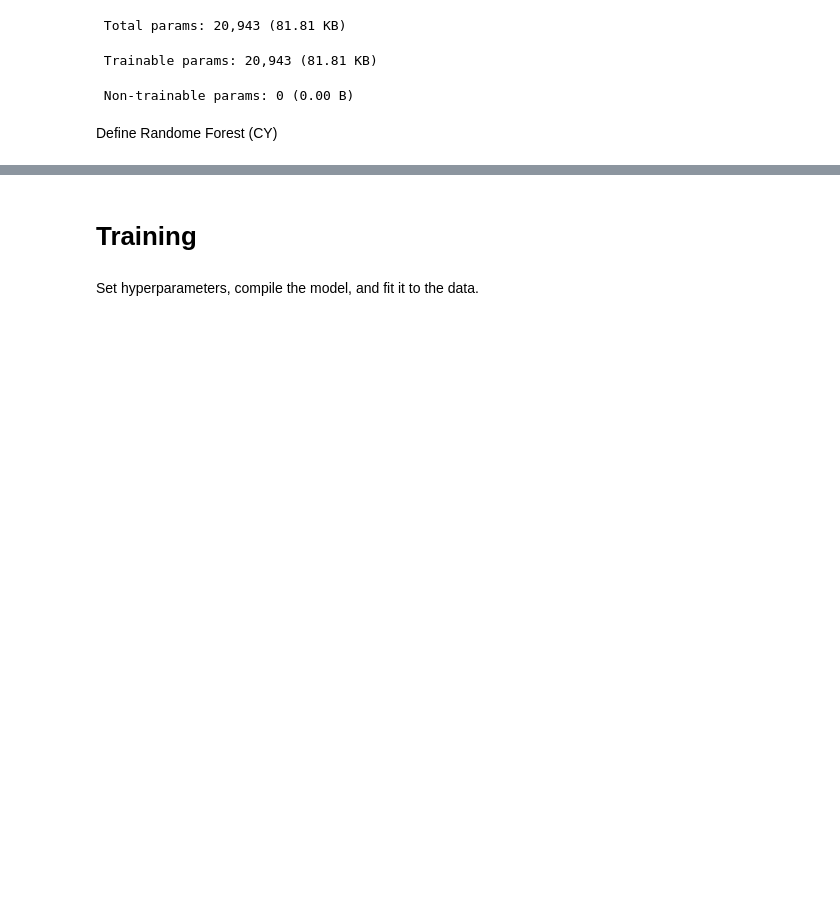
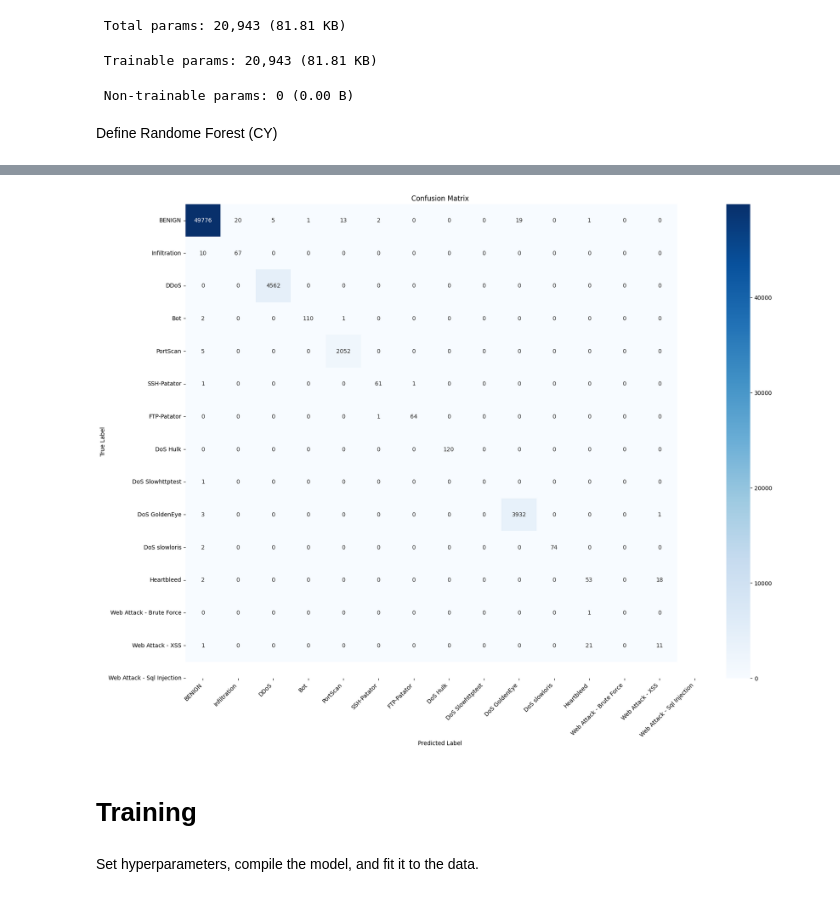
Before and after one commit to JamesTan44181/DLI-Group-Assignment, a Jupyter notebook: GroupAssignment.ipynb, the cells around one changed output, grey strips where cells are left out. Cells and saved outputs as stored; diff of their text form; code cells hidden in the pictures; blank space fills up the shorter version.

```diff
--- a/GroupAssignment.ipynb
+++ b/GroupAssignment.ipynb
@@ -209,3 +260,7 @@ Name: count, dtype: int64
+# %%
+scaler = StandardScaler()
+X_train_bal_scaled = scaler.fit_transform(X_train_bal)
+X_test_scaled = scaler.transform(X_test)
 # %% [markdown]
 Label Encoding using One-Hot Encoding because the model we choose is neural network
 # %%
@@ -299,15 +323,0 @@ Train-test split
-# %%
-# Drop Label
-features = df_combined.drop(columns=['Label'])
-
-# Train-test split
-X_train, X_test, y_train, y_test = train_test_split(
-    features_scaled,
-    labels,
-    test_size=0.2,
-    random_state=42,
-    stratify=labels
-)
-
-print("Train shape:", X_train.shape, y_train.shape)
-print("Test shape:", X_test.shape, y_test.shape)
@@ -469,0 +376,57 @@ ROC-AUC (OvR): nan
+# %%
+# Convert one-hot labels to integer labels for RF
+if len(y_train_bal.shape) > 1 and y_train_bal.shape[1] > 1:
+    y_train_int = np.argmax(y_train_bal, axis=1)
+    y_test_int = np.argmax(y_test, axis=1)
+else:
+    y_train_int = y_train_bal
+    y_test_int = y_test
+
+# Initialize Random Forest
+rf_model = RandomForestClassifier(
+    n_estimators=100,
+    max_depth=None,
+    min_samples_split=2,
+    min_samples_leaf=1,
+    max_features='sqrt',
+    random_state=42
+)
+
+# Fit model
+rf_model.fit(X_train_bal_scaled, y_train_int)
+
+# Predict
+y_pred = rf_model.predict(X_test_scaled)
+
+# Evaluation metrics
+accuracy = accuracy_score(y_test_int, y_pred)
+macro_f1 = f1_score(y_test_int, y_pred, average='macro', zero_division=0)
+weighted_f1 = f1_score(y_test_int, y_pred, average='weighted', zero_division=0)
+kappa = cohen_kappa_score(y_test_int, y_pred)
+
+print("\nRandom Forest Results:")
+print("----------------------")
+print(f"Accuracy: {accuracy:.4f}")
+print(f"Macro F1 Score: {macro_f1:.4f}")
+print(f"Weighted F1 Score: {weighted_f1:.4f}")
+print(f"Cohen's Kappa Score: {kappa:.4f}")
+
+# Classification report
+print("\nClassification Report (per class):")
+print(classification_report(y_test_int, y_pred, zero_division=0))
+
+# Confusion matrix
+cm = confusion_matrix(y_test_int, y_pred)
+class_names = df_combined['Label'].unique()
+
+plt.figure(figsize=(20, 15))
+sns.heatmap(cm, annot=True, fmt="d", cmap="Blues",
+            xticklabels=class_names, yticklabels=class_names,
+            annot_kws={"size": 10})
+plt.xticks(rotation=45, ha='right')
+plt.yticks(rotation=0)
+plt.xlabel("Predicted Label")
+plt.ylabel("True Label")
+plt.title("Confusion Matrix")
+plt.show()
+# %% [output]
@@ -470,3 +450,4 @@ ROC-AUC (OvR): nan
+[figure, added]
 # %% [markdown]
 # Training
 # %% [markdown]
```
Also changed, not shown: parts of 19 cells of this notebook.
